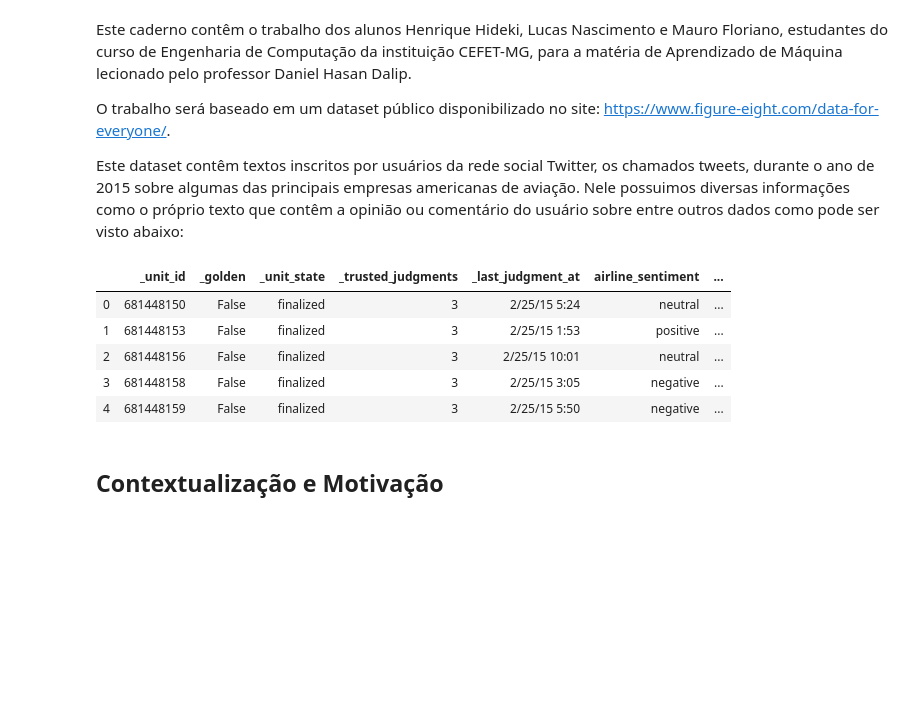
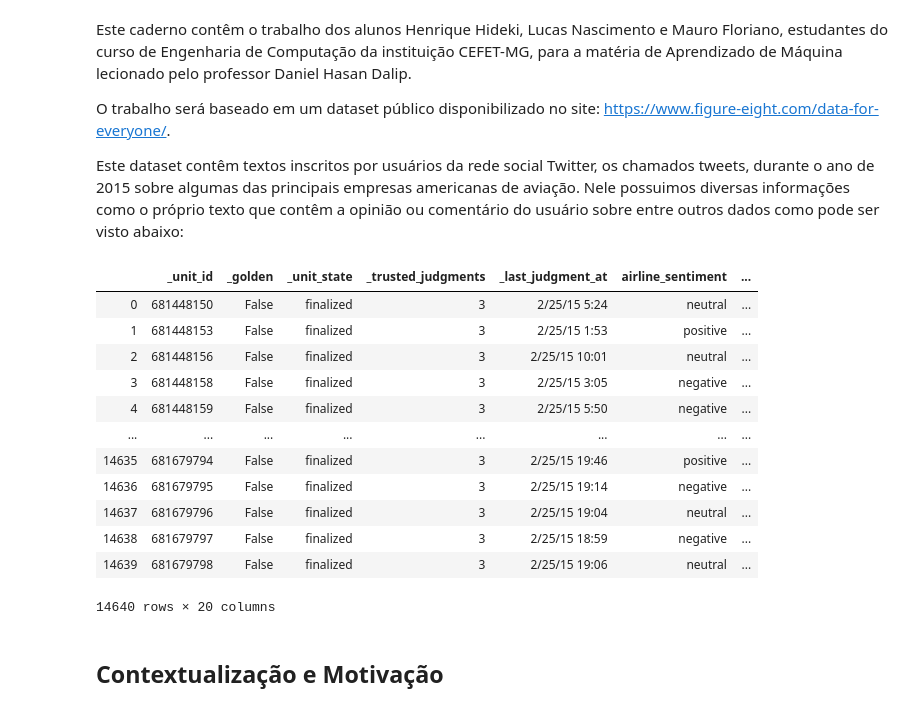
Before and after one commit to maurofloriano/cefet_ml, a Jupyter notebook: sentiment_analysis.ipynb, the cells around one changed output. Cells and saved outputs as stored; diff of their text form; code cells hidden in the pictures; blank space fills up the shorter version.

```diff
--- a/sentiment_analysis.ipynb
+++ b/sentiment_analysis.ipynb
@@ -10,18 +10,25 @@ https://www.figure-eight.com/data-for-everyone/.
 
 Este dataset contêm textos inscritos por usuários da rede social Twitter, os chamados tweets, durante o ano de
 2015 sobre algumas das principais empresas americanas de aviação. Nele possuimos diversas informações como o próprio texto que contêm a opinião ou comentário do usuário sobre entre outros dados como pode ser visto abaixo:
-# %%
-import pandas as pd
-
-df = pd.read_csv("tweets.csv", encoding = "ISO-8859-1")
-df.head()
-# %% [output]
-|  | _unit_id | _golden | _unit_state | _trusted_judgments | _last_judgment_at | airline_sentiment | ... |
-| 0 | 681448150 | False | finalized | 3 | 2/25/15 5:24 | neutral | ... |
-| 1 | 681448153 | False | finalized | 3 | 2/25/15 1:53 | positive | ... |
-| 2 | 681448156 | False | finalized | 3 | 2/25/15 10:01 | neutral | ... |
-| 3 | 681448158 | False | finalized | 3 | 2/25/15 3:05 | negative | ... |
-| 4 | 681448159 | False | finalized | 3 | 2/25/15 5:50 | negative | ... |
+# %%
+from airlines_analysis.analysis import Analysis
+
+analysis = Analysis()
+analysis.df
+# %% [output]
+|  | _unit_id | _golden | _unit_state | _trusted_judgments | _last_judgment_at | airline_sentiment | ... |
+| 0 | 681448150 | False | finalized | 3 | 2/25/15 5:24 | neutral | ... |
+| 1 | 681448153 | False | finalized | 3 | 2/25/15 1:53 | positive | ... |
+| 2 | 681448156 | False | finalized | 3 | 2/25/15 10:01 | neutral | ... |
+| 3 | 681448158 | False | finalized | 3 | 2/25/15 3:05 | negative | ... |
+| 4 | 681448159 | False | finalized | 3 | 2/25/15 5:50 | negative | ... |
+| ... | ... | ... | ... | ... | ... | ... | ... |
+| 14635 | 681679794 | False | finalized | 3 | 2/25/15 19:46 | positive | ... |
+| 14636 | 681679795 | False | finalized | 3 | 2/25/15 19:14 | negative | ... |
+| 14637 | 681679796 | False | finalized | 3 | 2/25/15 19:04 | neutral | ... |
+| 14638 | 681679797 | False | finalized | 3 | 2/25/15 18:59 | negative | ... |
+| 14639 | 681679798 | False | finalized | 3 | 2/25/15 19:06 | neutral | ... |
+14640 rows × 20 columns
 # %% [markdown]
 ## Contextualização e Motivação
 # %% [markdown]
```
Also changed, not shown: parts of 9 cells of this notebook, 5 other files.
